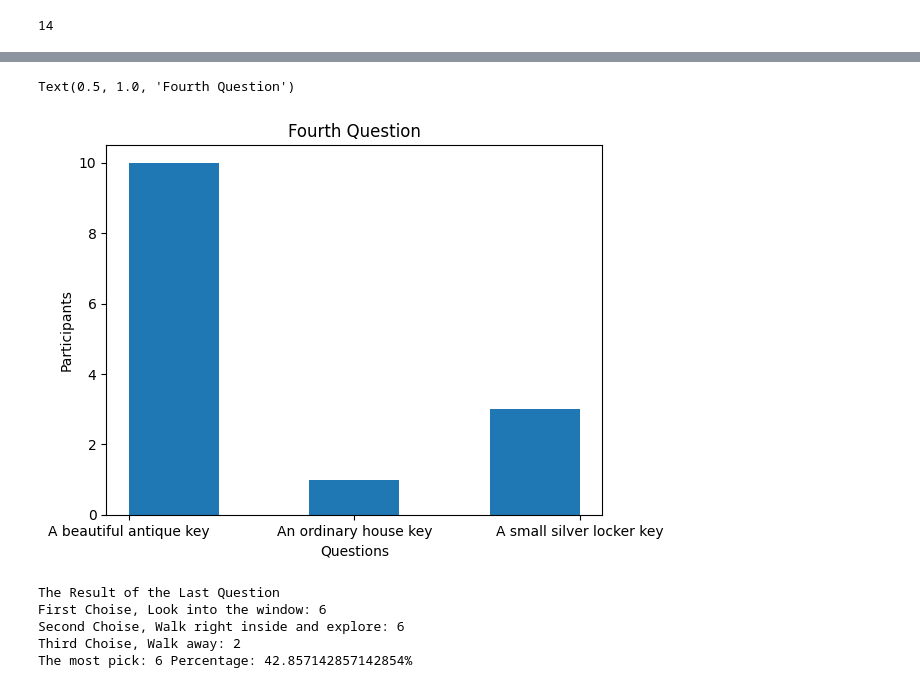
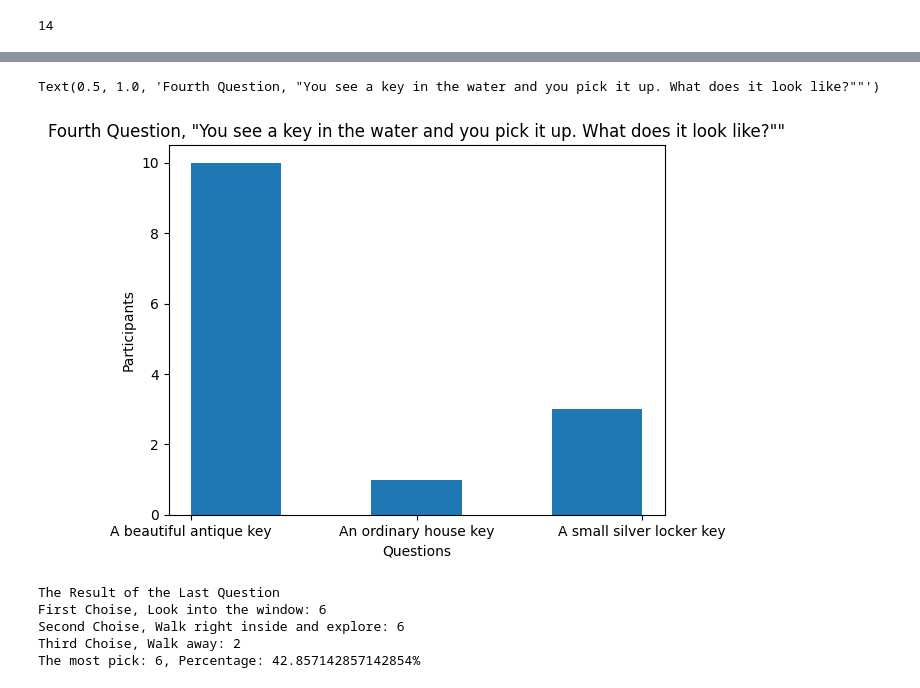
Before and after one commit to jyhun93/DataAmongUs_Yonghun_Jung, a Jupyter notebook: YongChart.ipynb, the cells around one changed output, grey strips where cells are left out. Saved outputs shown, nothing was run; the diff lists cells and outputs as text; code cells hidden in the pictures.

```diff
--- a/YongChart.ipynb
+++ b/YongChart.ipynb
@@ -263,11 +311,11 @@ The most pick: 10 Percentage: 71.42857142857143%
 # %%
 plt.hist(fourthQ, bins = 5)
 plt.xlabel('Questions')
 plt.ylabel('Participants')
-plt.title('Fourth Question')
+plt.title('Fourth Question, "You see a key in the water and you pick it up. What does it look like?""')
 # %% [output]
-Text(0.5, 1.0, 'Fourth Question')
+Text(0.5, 1.0, 'Fourth Question, "You see a key in the water and you pick it up. What does it look like?""')
-[figure, old version]
+[figure, new version]
 # %%
 fifthQ = psych["What do you do next?"]
 # %%
@@ -296,10 +344,10 @@ print("First Choise, Look into the window: " + str(num0))
 print("Second Choise, Walk right inside and explore: " + str(num1))
 print("Third Choise, Walk away: " + str(num2))
 
-print("The most pick: " + str(largestNum(num0, num1, num2)), "Percentage: " + str(100 / (totalPar/largestNum(num0, num1, num2))) + "%")
+print("The most pick: " + str(largestNum(num0, num1, num2)) + "," + " Percentage: " + str(100 / (totalPar/largestNum(num0, num1, num2))) + "%")
 # %% [output]
 The Result of the Last Question
 First Choise, Look into the window: 6
 Second Choise, Walk right inside and explore: 6
 Third Choise, Walk away: 2
-The most pick: 6 Percentage: 42.857142857142854%
+The most pick: 6, Percentage: 42.857142857142854%
```
Also changed, not shown: parts of 14 cells of this notebook.
